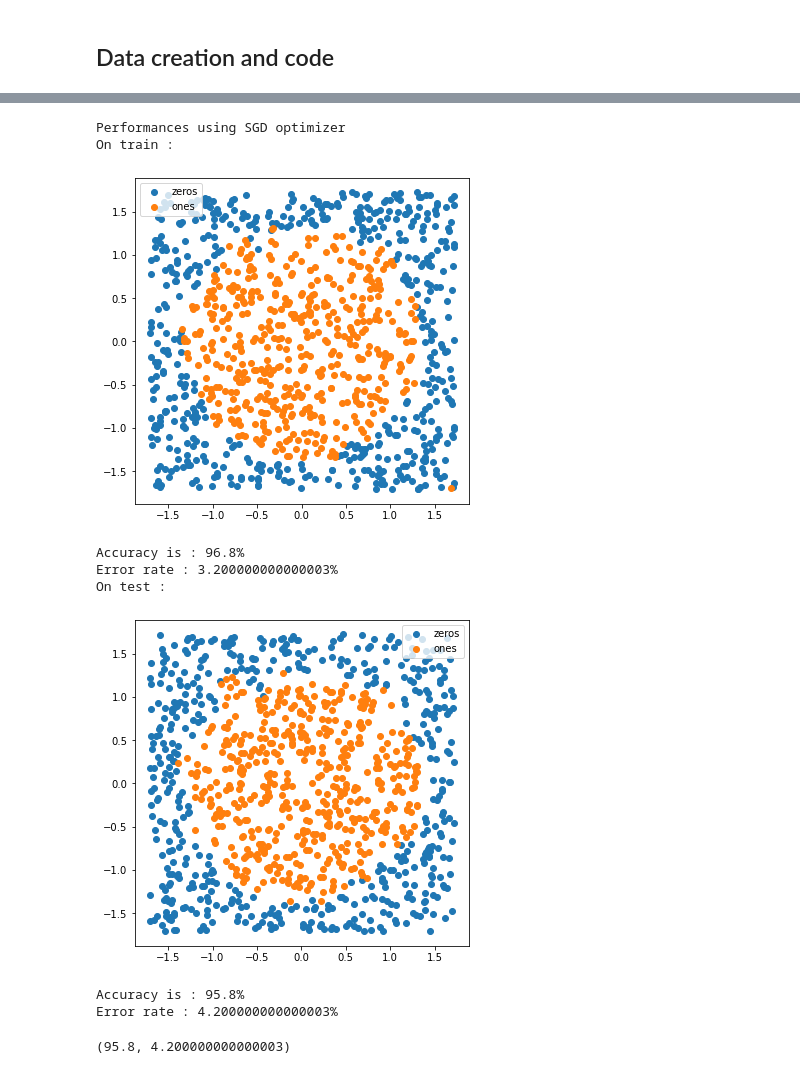
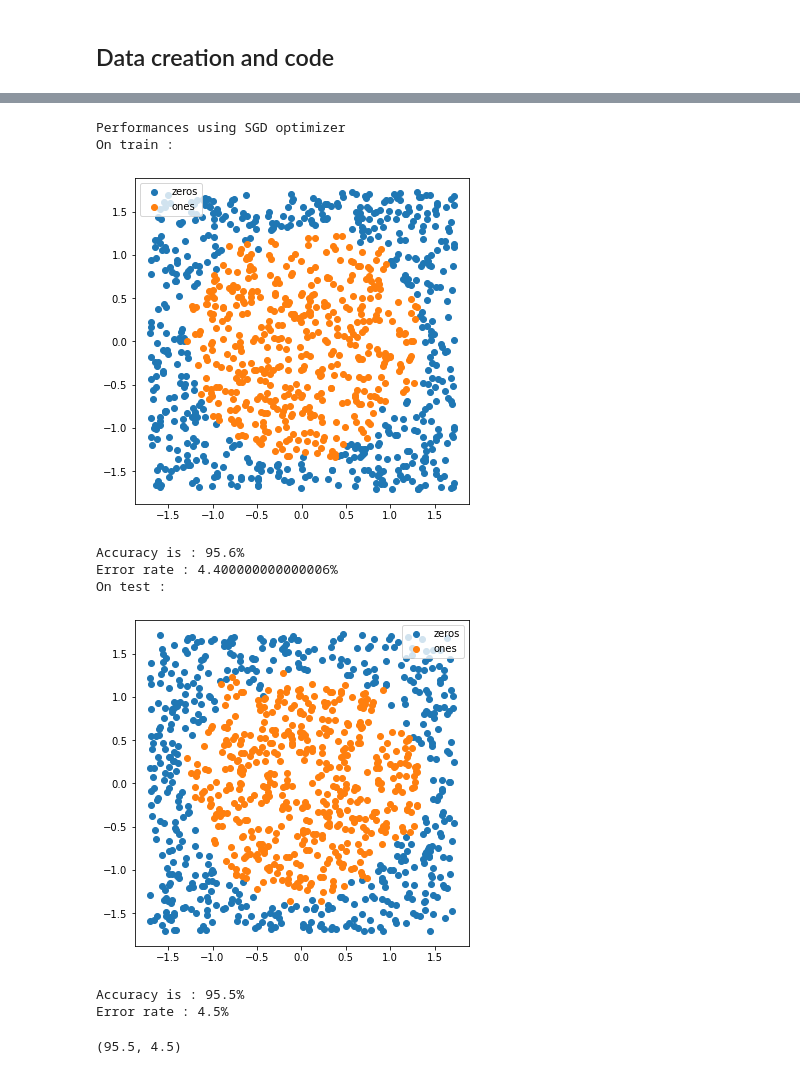
Before and after one commit to dgengler6/DeepLearningProject, a Jupyter notebook: Proj2/Project_2.ipynb, the cells around one changed output, grey strips where cells are left out. Cells and saved outputs as stored; diff of their text form; code cells hidden in the pictures.

```diff
--- a/Proj2/Project_2.ipynb
+++ b/Proj2/Project_2.ipynb
@@ -663,17 +644,17 @@ Training the model on 500 with SGD optimizer and learning rate 0.0001
 # %%
 print("Performances using SGD optimizer")
 print("On train :")
 accuracy_and_plot_two_output(model_sgd, train_input, train_target)
 print("On test :")
-accuracy_and_plot(model_sgd, test_input, test_target)
+accuracy_and_plot_two_output(model_sgd, test_input, test_target)
 # %% [output]
 Performances using SGD optimizer
 On train :
-[figure, old version]
+[figure, new version]
-Accuracy is : 96.8%
-Error rate : 3.200000000000003%
+Accuracy is : 95.6%
+Error rate : 4.400000000000006%
 On test :
-[figure, old version]
+[figure, new version]
-Accuracy is : 95.8%
-Error rate : 4.200000000000003%
+Accuracy is : 95.5%
+Error rate : 4.5%
-(95.8, 4.200000000000003)
+(95.5, 4.5)
```
Also changed, not shown: parts of 26 cells of this notebook, 2 other files.
